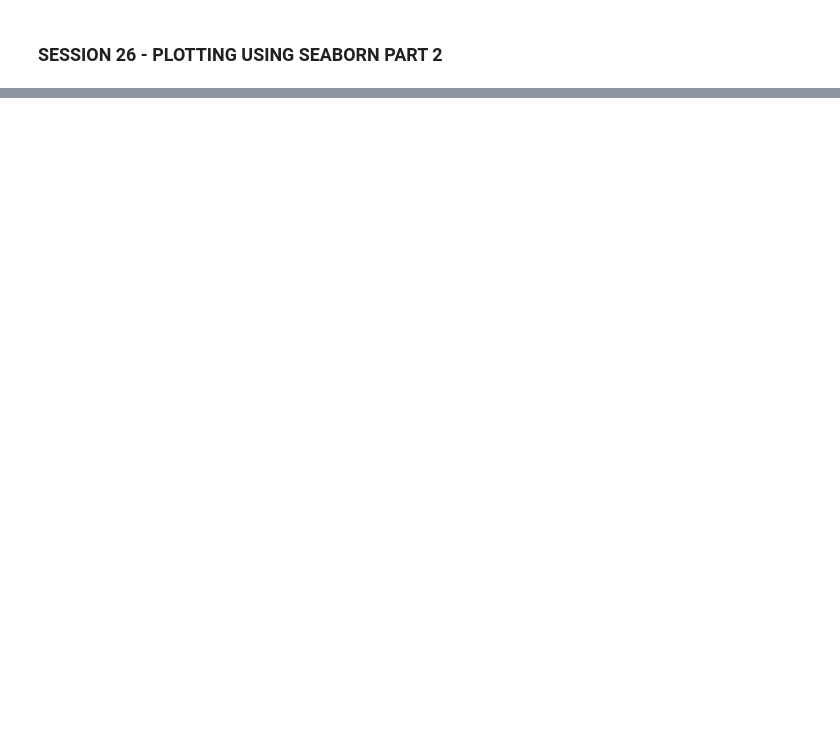
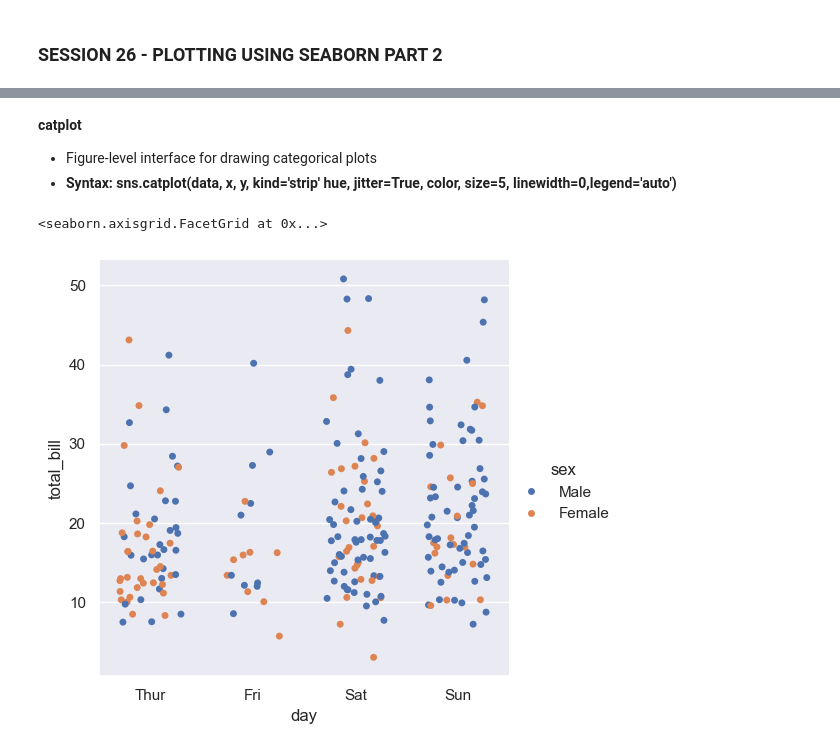
Before and after one commit to akashpagi/SEABORN-DATA-VISUALIZATION-LIBRARY-FOR-DATA-SCIENCE, a Jupyter notebook: SESSION 26 - PLOTTING USING SEABORN PART 2.ipynb, the cells around one changed output, grey strips where cells are left out. Saved outputs shown, nothing was run; the diff lists cells and outputs as text; code cells hidden in the pictures; blank space fills up the shorter version.

```diff
--- a/SESSION 26 - PLOTTING USING SEABORN PART 2.ipynb
+++ b/SESSION 26 - PLOTTING USING SEABORN PART 2.ipynb
@@ -2,0 +73,11 @@
+# %% [markdown]
+**catplot**
+- Figure-level interface for drawing categorical plots
+- **Syntax: sns.catplot(data, x, y, kind='strip' hue,  jitter=True, color, size=5, linewidth=0,legend='auto')**
+# %%
+# axes level function
+sns.catplot(tips, x='day', y='total_bill', kind='strip',
+            jitter=0.3, hue='sex')
+# %% [output]
+<seaborn.axisgrid.FacetGrid at 0x...>
+[figure, added]
```
Also changed, not shown: parts of 8 cells of this notebook.
